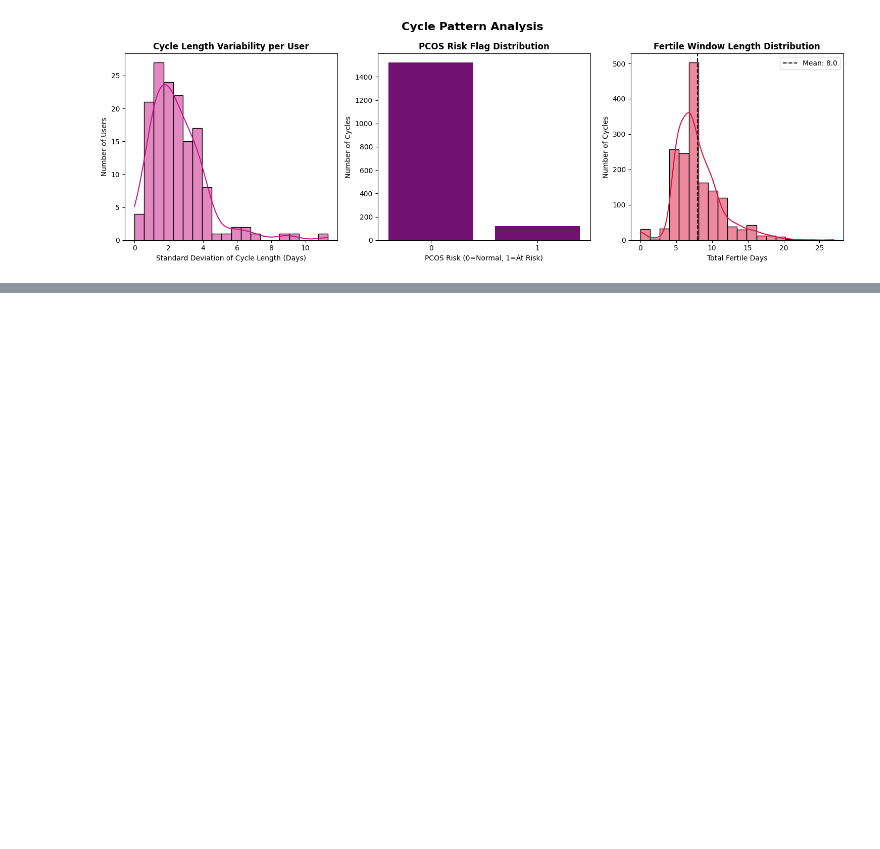
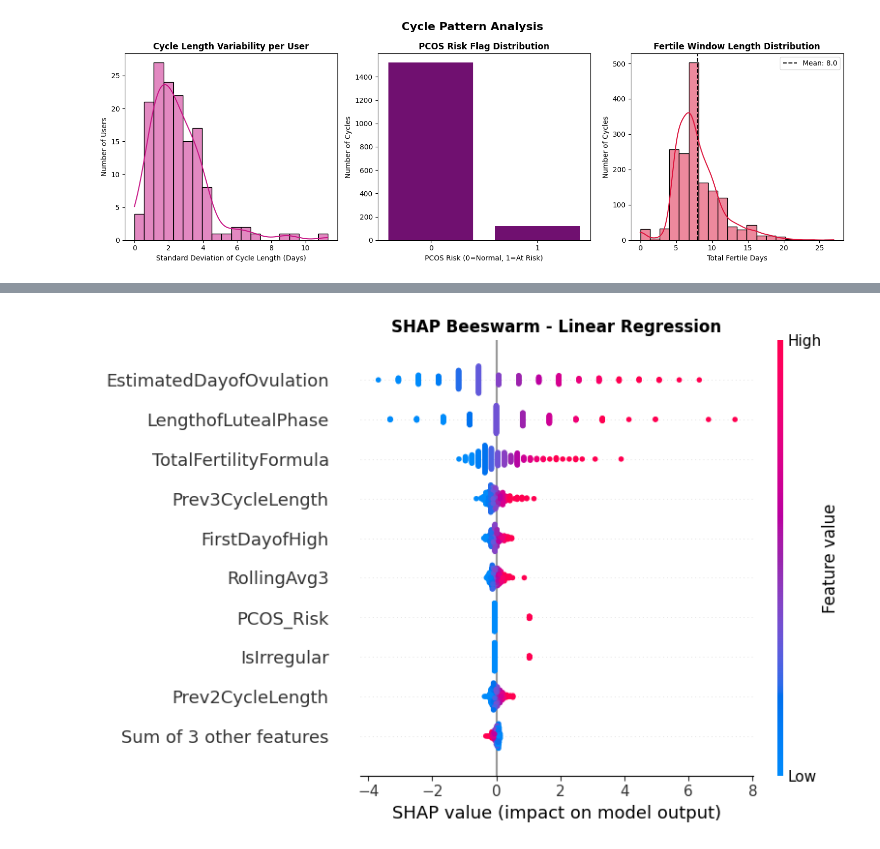
Before and after one commit to NamatovuChristineMaria123/Menstrual-Cycle-Forecasting, a Jupyter notebook: track_cycle.ipynb, the cells around one changed output, grey strips where cells are left out. Saved outputs shown, nothing was run; the diff lists cells and outputs as text; code cells hidden in the pictures; blank space fills up the shorter version.

```diff
--- a/track_cycle.ipynb
+++ b/track_cycle.ipynb
@@ -509,0 +773,23 @@ plt.show()
+# %%
+# SHAP for Linear Regression
+import shap
+import matplotlib.pyplot as plt
+
+lr_explainer = shap.LinearExplainer(lr_model, X_train)
+lr_shap_values = lr_explainer.shap_values(X_test)
+
+# Converting to SHAP Explanation object
+lr_explanation = shap.Explanation(
+    values=lr_shap_values,
+    base_values=lr_explainer.expected_value,
+    data=X_test.values,
+    feature_names=feature_cols
+)
+
+# Beeswarm
+shap.plots.beeswarm(lr_explanation, max_display=10, show=False)
+plt.title("SHAP Beeswarm - Linear Regression", fontweight='bold')
+plt.tight_layout()
+plt.show()
+# %% [output]
+[figure, added]
```
Also changed, not shown: parts of 34 cells of this notebook, 13 other files.
